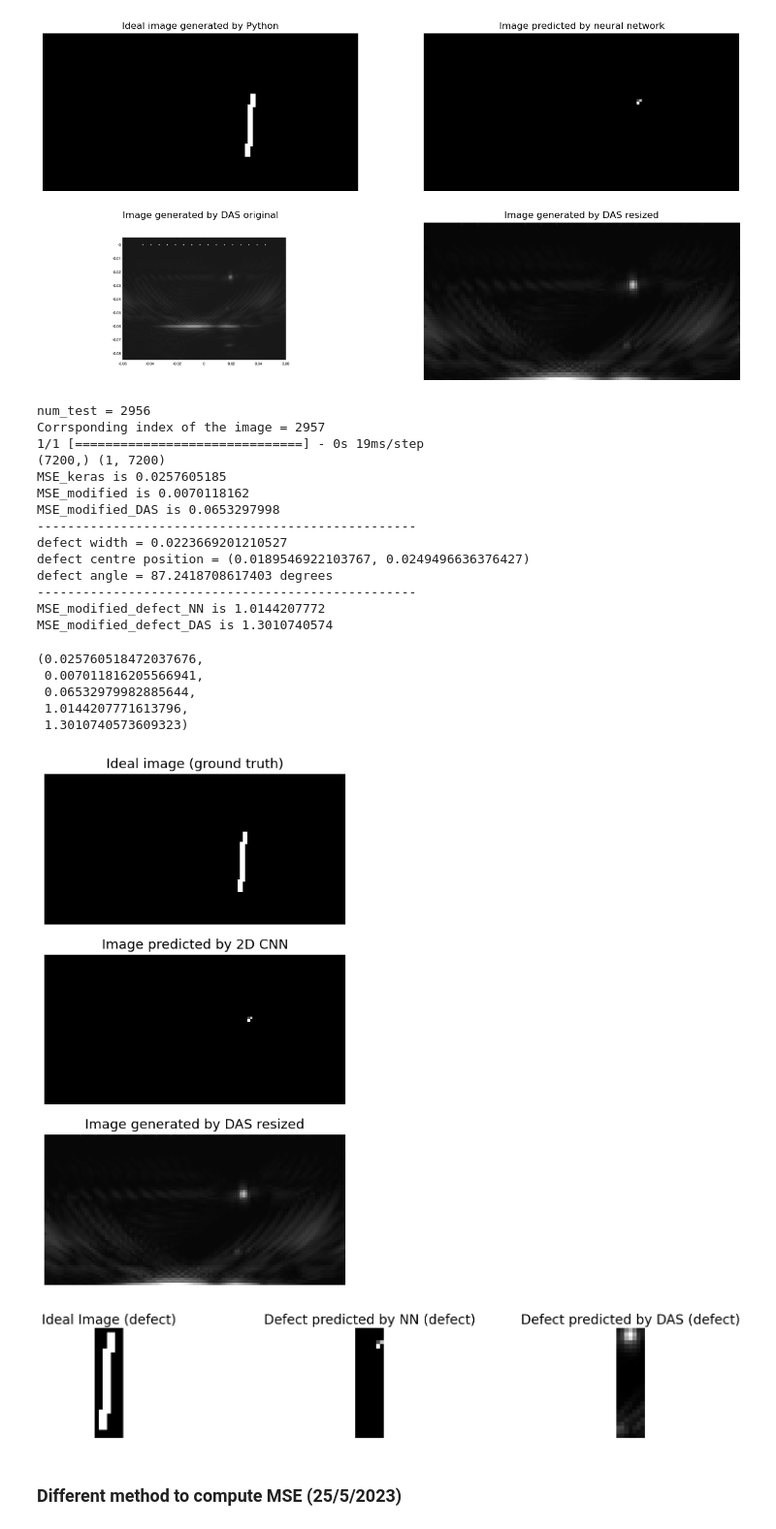
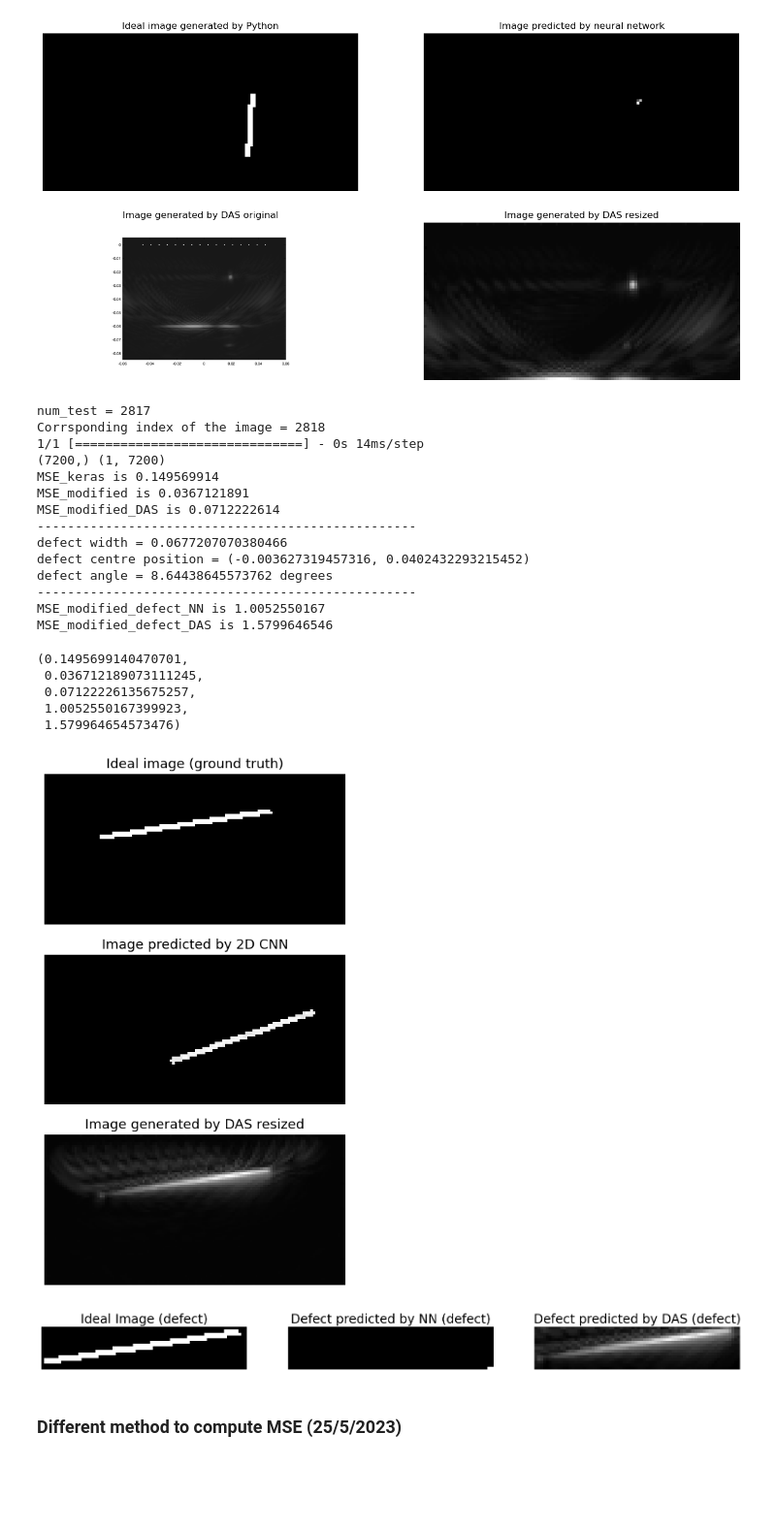
Before and after one commit to MC-Kangan/FYP_Ultrasound_Imaging_ML, a Jupyter notebook: Model_tester.ipynb, the cells around one changed output. Shown at 97% size. Drawn from its saved outputs; the diff is of its cells as text; code cells hidden in the pictures; blank space fills up the shorter version.

```diff
--- a/Model_tester.ipynb
+++ b/Model_tester.ipynb
@@ -192,8 +192,9 @@ plt.show()
 # model testing
 
 
-# filename = '3D_2000_o7127128-2.pkl' # Best 3d model
-filename = '2D_2450_o7165279-1.pkl' # Best 2d model
+# filename = '3D_2000_o7127128-2.pkl' # Old Best 3d model
+# filename = 'Best_models/3D_2000_o7121864.pkl' # Best 3d model
+filename = 'Best_models/2D_2450_o7165279-1.pkl' # Best 2d model
 
 # info = model_namer_description(filename)
 model = load_ml_model(filename)
@@ -517,53 +515,53 @@ def check_result_v2(config, model, num_test, dim):
     ax2[1].set_title('Defect predicted by NN (defect)', fontsize = 20)
     ax2[1].axis('off')
 
     ax2[2].imshow(das_img_resize_defect, cmap='gray')
     ax2[2].set_title('Defect predicted by DAS (defect)', fontsize = 20)
     ax2[2].axis('off')
 
     # Calculate the modified MSE (after applying the threshold, modifying the true_img)
     # MSE_modified_defect = float(mse(true_img_defect.reshape(1, -1), img_defect.reshape(1, -1)).numpy()) # Use the unreshaped true_img to calculate MSE
     # MSE_modified_defect_DAS = float(mse(true_img_defect.reshape(1, -1), das_img_resize_defect.reshape(1, -1)).numpy()) # Use the unreshaped true_img to calculate MSE
 
     # metric.update_state(true_img_defect.reshape(1, -1), img_defect.reshape(1, -1))
     # MSE_modified_defect = metric.result().numpy()
 
     # metric.update_state(true_img_defect.reshape(1, -1), das_img_resize_defect.reshape(1, -1))
     # MSE_modified_defect_DAS = metric.result().numpy()
 
     MSE_modified_defect = mean_squared_error(true_img_defect.reshape(1, -1), img_defect.reshape(1, -1))
     MSE_modified_defect_DAS = mean_squared_error(true_img_defect.reshape(1, -1), das_img_resize_defect.reshape(1, -1))
 
     print(f'MSE_modified_defect_NN is {round(MSE_modified_defect,10)}')
     print(f'MSE_modified_defect_DAS is {round(MSE_modified_defect_DAS,10)}')
 
 
     return MSE, MSE_modified, MSE_modified_das, MSE_modified_defect, MSE_modified_defect_DAS
 
-
-check_result_v2(config, model, 2956, 2)
+index = 2818
+check_result_v2(config, model, index - 1, 2)
 # %% [output]
-num_test = 2956
-Corrsponding index of the image = 2957
-1/1 [==============================] - 0s 19ms/step
+num_test = 2817
+Corrsponding index of the image = 2818
+1/1 [==============================] - 0s 14ms/step
 (7200,) (1, 7200)
-MSE_keras is 0.0257605185
-MSE_modified is 0.0070118162
-MSE_modified_DAS is 0.0653297998
+MSE_keras is 0.149569914
+MSE_modified is 0.0367121891
+MSE_modified_DAS is 0.0712222614
 --------------------------------------------------
-defect width = 0.0223669201210527
-defect centre position = (0.0189546922103767, 0.0249496636376427)
-defect angle = 87.2418708617403 degrees
+defect width = 0.0677207070380466
+defect centre position = (-0.003627319457316, 0.0402432293215452)
+defect angle = 8.64438645573762 degrees
 --------------------------------------------------
-MSE_modified_defect_NN is 1.0144207772
-MSE_modified_defect_DAS is 1.3010740574
+MSE_modified_defect_NN is 1.0052550167
+MSE_modified_defect_DAS is 1.5799646546
-(0.025760518472037676,
- 0.007011816205566941,
- 0.06532979982885644,
- 1.0144207771613796,
- 1.3010740573609323)
+(0.1495699140470701,
+ 0.036712189073111245,
+ 0.07122226135675257,
+ 1.0052550167399923,
+ 1.579964654573476)
-[figure, old version]
+[figure, new version]
-[figure, old version]
+[figure, new version]
 # %% [markdown]
 ### Different method to compute MSE (25/5/2023)
 # %%
```
Also changed, not shown: parts of 10 cells of this notebook, 3 other files.
